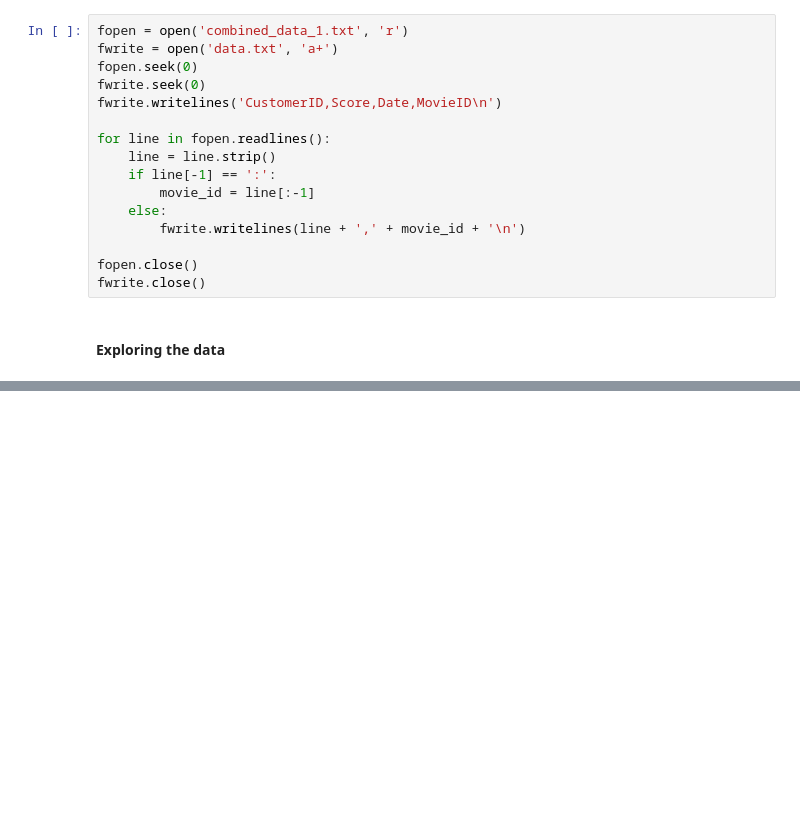
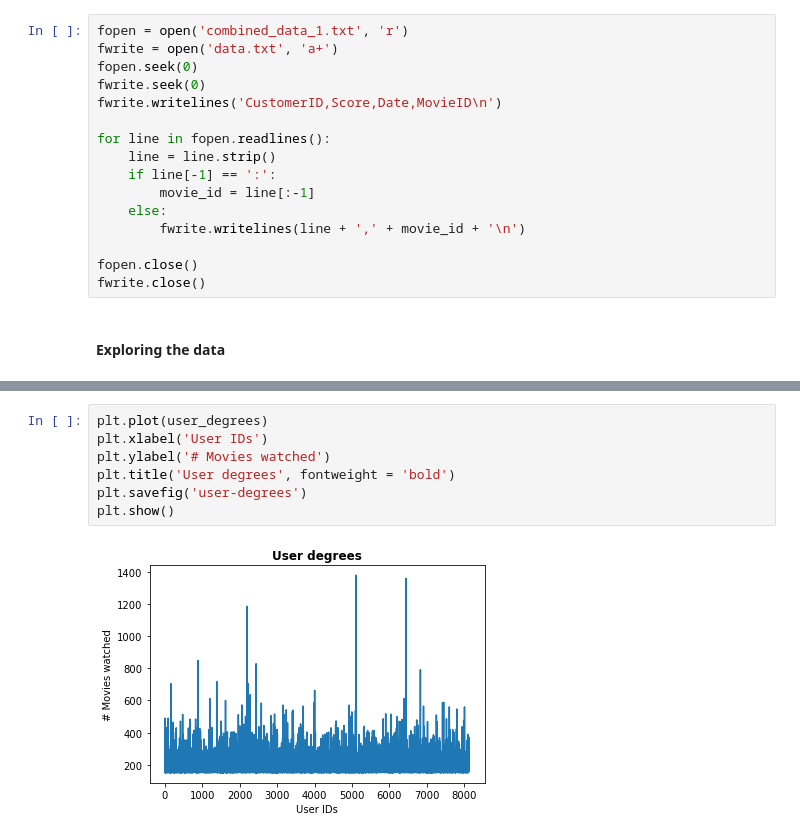
Before and after one commit to aravind-gk/RecSysAttack, a Jupyter notebook: netflix/netflix.ipynb, the cells around one changed output, grey strips where cells are left out. Drawn from its saved outputs; the diff is of its cells as text; blank space fills up the shorter version.

```diff
--- a/netflix/netflix.ipynb
+++ b/netflix/netflix.ipynb
@@ -45,0 +378,9 @@ fwrite.close()
+# %%
+plt.plot(user_degrees)
+plt.xlabel('User IDs')
+plt.ylabel('# Movies watched')
+plt.title('User degrees', fontweight = 'bold')
+plt.savefig('user-degrees')
+plt.show()
+# %% [output]
+[figure, added]
```
Also changed, not shown: parts of 33 cells of this notebook, 4 other files.
